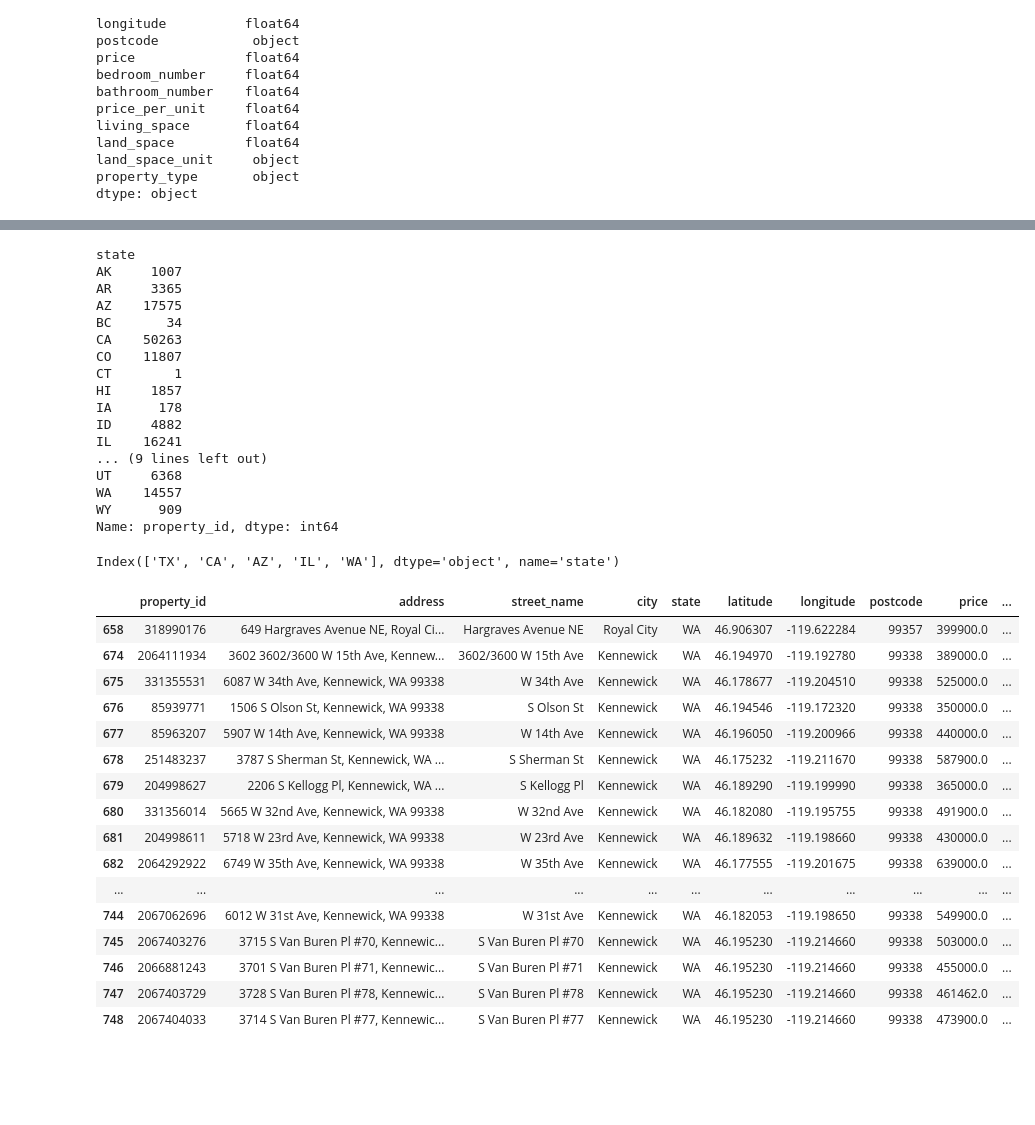
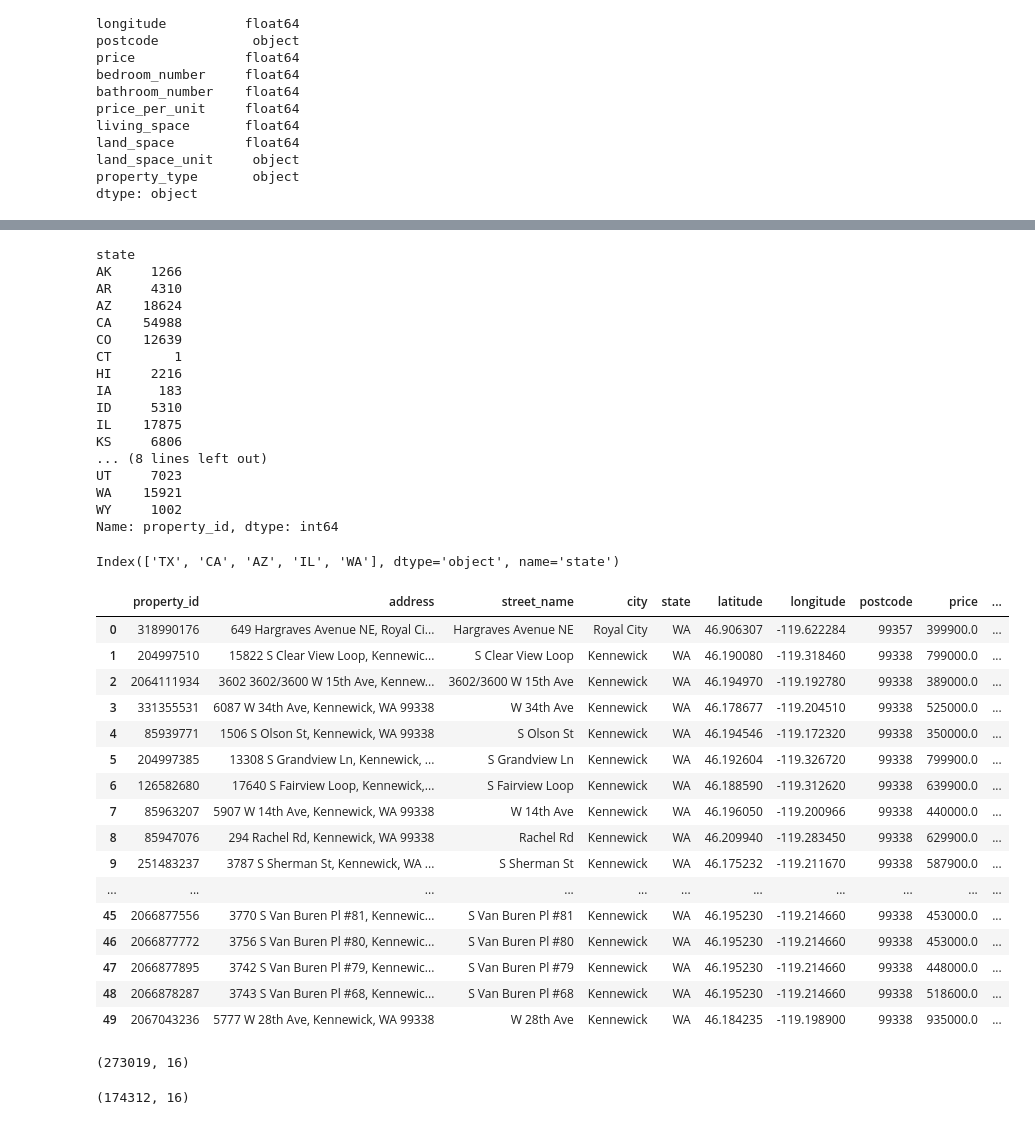
Before and after one commit to Jihyeyoon4/Project4-Group-2, a Jupyter notebook: Project 4 - Data Cleaning.ipynb, the cells around one changed output, grey strips where cells are left out. Cells and saved outputs as stored; diff of their text form; code cells hidden in the pictures; blank space fills up the shorter version.

Commit message:
Data of Top 5 states
To reduce the processing time while coding and testing, we have decided to reduce to the 'top 5 states' and do our analysis

```diff
--- a/Project 4 - Data Cleaning.ipynb
+++ b/Project 4 - Data Cleaning.ipynb
@@ -203,6 +203,8 @@ land_space         0
 land_space_unit    0
 property_type      0
 dtype: int64
+# %%
+raw_data.dropna(subset=['postcode'], inplace=True)
 # %%
 raw_data
 # %% [output]
@@ -280,6 +282,9 @@ raw_data
 # %%
 # Convert datatype object to string for 'postcode'
 raw_data['postcode'] = raw_data['postcode'].astype(str)
+# %%
+# Dropping rows where 'state' equal to 'BC'
+raw_data = raw_data[raw_data['state'] != 'BC']
 # %%
 # All numeric columns for which we want to identify outliers
 numeric_columns = ['price', 'bedroom_number', 'bathroom_number', 'price_per_unit', 'living_space', 'land_space']
@@ -333,21 +322,21 @@ state_counts = raw_data.groupby('state')['property_id'].nunique()
 state_counts
 # %% [output]
 state
-AK     1007
-AR     3365
-AZ    17575
-BC       34
-CA    50263
-CO    11807
+AK     1266
+AR     4310
+AZ    18624
+CA    54988
+CO    12639
 CT        1
-HI     1857
-IA      178
-ID     4882
-IL    16241
-... (9 lines left out)
-UT     6368
-WA    14557
-WY      909
+HI     2216
+IA      183
+ID     5310
+IL    17875
+KS     6806
+... (8 lines left out)
+UT     7023
+WA    15921
+WY     1002
 Name: property_id, dtype: int64
 # %%
 # Select the top 5 states with the highest number of unique property IDs
@@ -358,27 +347,27 @@ Index(['TX', 'CA', 'AZ', 'IL', 'WA'], dtype='object', name='state')
 # %%
 # Shortlist the data for the top 5 states
 top_states_data = raw_data[raw_data['state'].isin(top_states)]
 
 # Reset the index
-raw_data = raw_data.reset_index(drop=True)
+top_states_data = top_states_data.reset_index(drop=True)
 
 # Display the shortlisted data
 top_states_data.head(50)
 # %% [output]
 |  | property_id | address | street_name | city | state | latitude | longitude | postcode | price | ... |
-| 658 | 318990176 | 649 Hargraves Avenue NE, Royal Ci... | Hargraves Avenue NE | Royal City | WA | 46.906307 | -119.622284 | 99357 | 399900.0 | ... |
-| 674 | 2064111934 | 3602 3602/3600 W 15th Ave, Kennew... | 3602/3600 W 15th Ave | Kennewick | WA | 46.194970 | -119.192780 | 99338 | 389000.0 | ... |
-| 675 | 331355531 | 6087 W 34th Ave, Kennewick, WA 99338 | W 34th Ave | Kennewick | WA | 46.178677 | -119.204510 | 99338 | 525000.0 | ... |
-| 676 | 85939771 | 1506 S Olson St, Kennewick, WA 99338 | S Olson St | Kennewick | WA | 46.194546 | -119.172320 | 99338 | 350000.0 | ... |
-| 677 | 85963207 | 5907 W 14th Ave, Kennewick, WA 99338 | W 14th Ave | Kennewick | WA | 46.196050 | -119.200966 | 99338 | 440000.0 | ... |
-| 678 | 251483237 | 3787 S Sherman St, Kennewick, WA ... | S Sherman St | Kennewick | WA | 46.175232 | -119.211670 | 99338 | 587900.0 | ... |
-| 679 | 204998627 | 2206 S Kellogg Pl, Kennewick, WA ... | S Kellogg Pl | Kennewick | WA | 46.189290 | -119.199990 | 99338 | 365000.0 | ... |
-| 680 | 331356014 | 5665 W 32nd Ave, Kennewick, WA 99338 | W 32nd Ave | Kennewick | WA | 46.182080 | -119.195755 | 99338 | 491900.0 | ... |
-| 681 | 204998611 | 5718 W 23rd Ave, Kennewick, WA 99338 | W 23rd Ave | Kennewick | WA | 46.189632 | -119.198660 | 99338 | 430000.0 | ... |
-| 682 | 2064292922 | 6749 W 35th Ave, Kennewick, WA 99338 | W 35th Ave | Kennewick | WA | 46.177555 | -119.201675 | 99338 | 639000.0 | ... |
+| 0 | 318990176 | 649 Hargraves Avenue NE, Royal Ci... | Hargraves Avenue NE | Royal City | WA | 46.906307 | -119.622284 | 99357 | 399900.0 | ... |
+| 1 | 204997510 | 15822 S Clear View Loop, Kennewic... | S Clear View Loop | Kennewick | WA | 46.190080 | -119.318460 | 99338 | 799000.0 | ... |
+| 2 | 2064111934 | 3602 3602/3600 W 15th Ave, Kennew... | 3602/3600 W 15th Ave | Kennewick | WA | 46.194970 | -119.192780 | 99338 | 389000.0 | ... |
+| 3 | 331355531 | 6087 W 34th Ave, Kennewick, WA 99338 | W 34th Ave | Kennewick | WA | 46.178677 | -119.204510 | 99338 | 525000.0 | ... |
+| 4 | 85939771 | 1506 S Olson St, Kennewick, WA 99338 | S Olson St | Kennewick | WA | 46.194546 | -119.172320 | 99338 | 350000.0 | ... |
+| 5 | 204997385 | 13308 S Grandview Ln, Kennewick, ... | S Grandview Ln | Kennewick | WA | 46.192604 | -119.326720 | 99338 | 799900.0 | ... |
+| 6 | 126582680 | 17640 S Fairview Loop, Kennewick,... | S Fairview Loop | Kennewick | WA | 46.188590 | -119.312620 | 99338 | 639900.0 | ... |
+| 7 | 85963207 | 5907 W 14th Ave, Kennewick, WA 99338 | W 14th Ave | Kennewick | WA | 46.196050 | -119.200966 | 99338 | 440000.0 | ... |
+| 8 | 85947076 | 294 Rachel Rd, Kennewick, WA 99338 | Rachel Rd | Kennewick | WA | 46.209940 | -119.283450 | 99338 | 629900.0 | ... |
+| 9 | 251483237 | 3787 S Sherman St, Kennewick, WA ... | S Sherman St | Kennewick | WA | 46.175232 | -119.211670 | 99338 | 587900.0 | ... |
 | ... | ... | ... | ... | ... | ... | ... | ... | ... | ... | ... |
-| 744 | 2067062696 | 6012 W 31st Ave, Kennewick, WA 99338 | W 31st Ave | Kennewick | WA | 46.182053 | -119.198650 | 99338 | 549900.0 | ... |
-| 745 | 2067403276 | 3715 S Van Buren Pl #70, Kennewic... | S Van Buren Pl #70 | Kennewick | WA | 46.195230 | -119.214660 | 99338 | 503000.0 | ... |
-| 746 | 2066881243 | 3701 S Van Buren Pl #71, Kennewic... | S Van Buren Pl #71 | Kennewick | WA | 46.195230 | -119.214660 | 99338 | 455000.0 | ... |
-| 747 | 2067403729 | 3728 S Van Buren Pl #78, Kennewic... | S Van Buren Pl #78 | Kennewick | WA | 46.195230 | -119.214660 | 99338 | 461462.0 | ... |
-| 748 | 2067404033 | 3714 S Van Buren Pl #77, Kennewic... | S Van Buren Pl #77 | Kennewick | WA | 46.195230 | -119.214660 | 99338 | 473900.0 | ... |
+| 45 | 2066877556 | 3770 S Van Buren Pl #81, Kennewic... | S Van Buren Pl #81 | Kennewick | WA | 46.195230 | -119.214660 | 99338 | 453000.0 | ... |
+| 46 | 2066877772 | 3756 S Van Buren Pl #80, Kennewic... | S Van Buren Pl #80 | Kennewick | WA | 46.195230 | -119.214660 | 99338 | 453000.0 | ... |
+| 47 | 2066877895 | 3742 S Van Buren Pl #79, Kennewic... | S Van Buren Pl #79 | Kennewick | WA | 46.195230 | -119.214660 | 99338 | 448000.0 | ... |
+| 48 | 2066878287 | 3743 S Van Buren Pl #68, Kennewic... | S Van Buren Pl #68 | Kennewick | WA | 46.195230 | -119.214660 | 99338 | 518600.0 | ... |
+| 49 | 2067043236 | 5777 W 28th Ave, Kennewick, WA 99338 | W 28th Ave | Kennewick | WA | 46.184235 | -119.198900 | 99338 | 935000.0 | ... |
@@ -384,0 +376,8 @@ top_states_data.head(50)
+# %%
+raw_data.shape
+# %% [output]
+(273019, 16)
+# %%
+top_states_data.shape
+# %% [output]
+(174312, 16)
```
Also changed, not shown: parts of 9 cells of this notebook.
